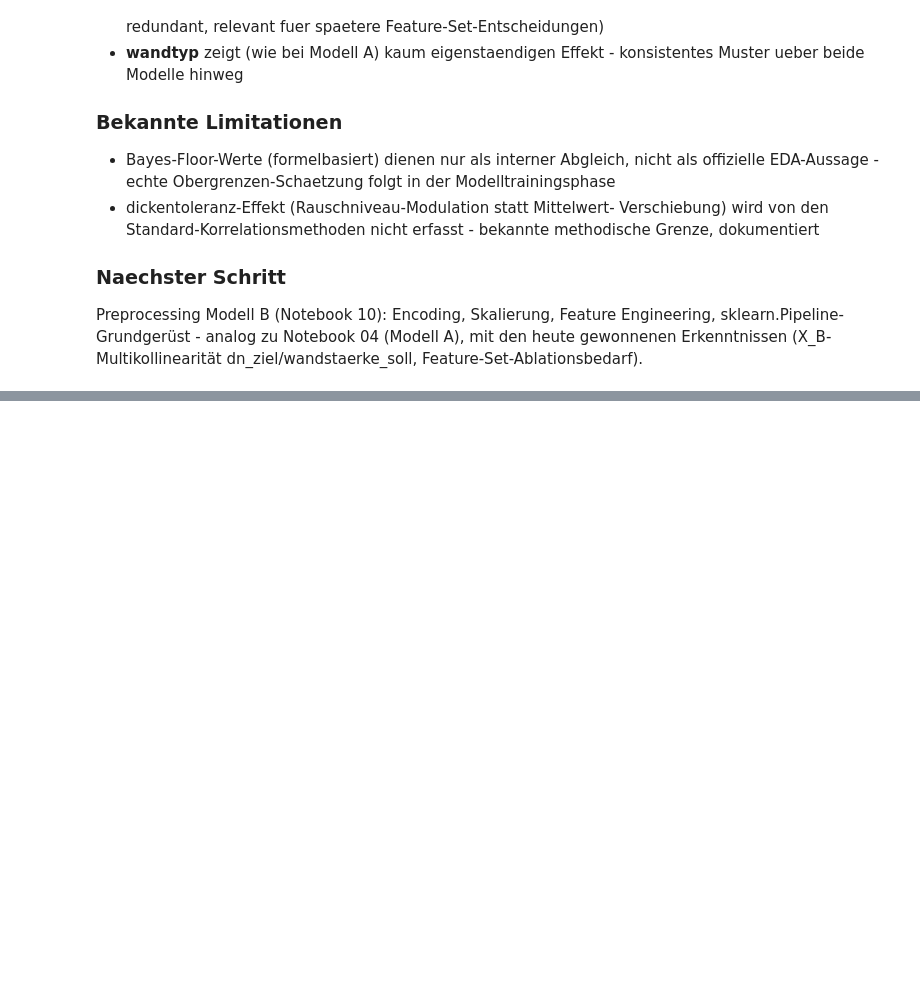
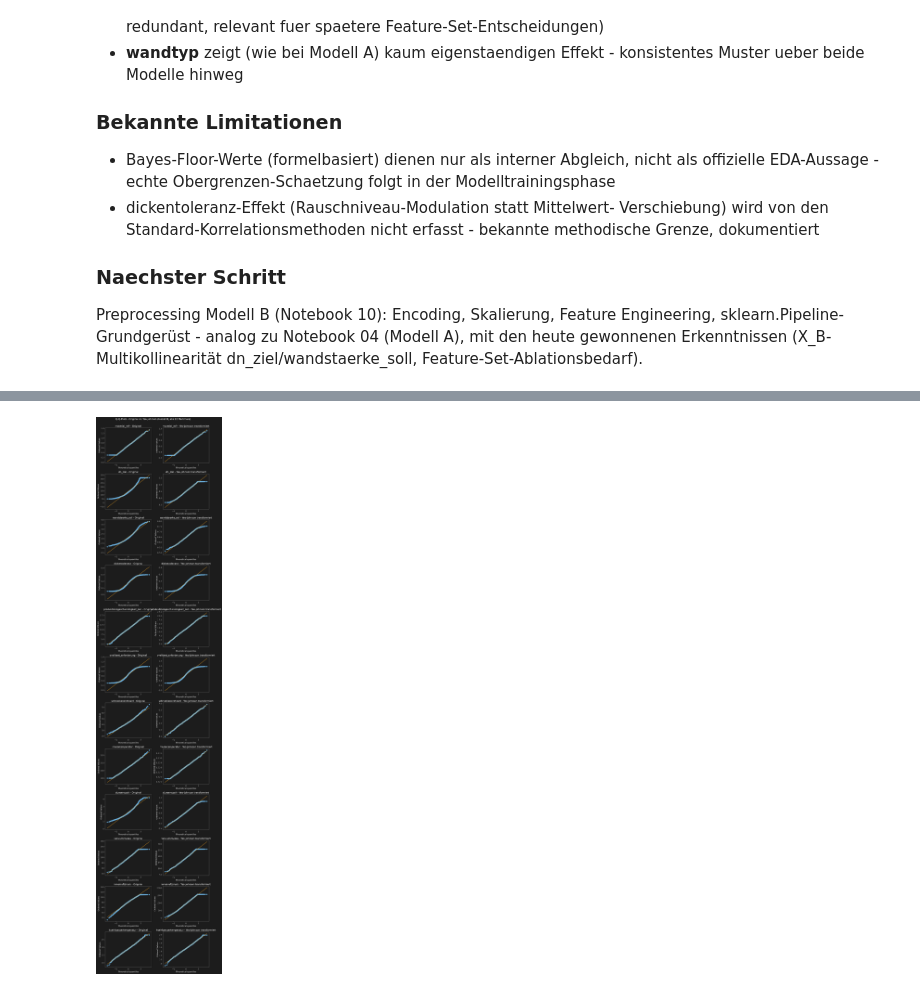
Before and after one commit to AwaTekoete/_MyExtrusionML_Synthetisch, a Jupyter notebook: notebooks/09_eda_model_b.ipynb, the cells around one changed output, grey strips where cells are left out. Saved outputs shown, nothing was run; the diff lists cells and outputs as text; code cells hidden in the pictures; blank space fills up the shorter version.

Commit message:
feat: Model B EDA - data-driven preprocessing recommendations (Yeo-Johnson selective for 5/12 features, StandardScaler confirmed via IQR analysis, documented clipping-plateau limitation)

```diff
--- a/notebooks/09_eda_model_b.ipynb
+++ b/notebooks/09_eda_model_b.ipynb
@@ -1009,0 +1104,29 @@ dn_ziel/wandstaerke_soll, Feature-Set-Ablationsbedarf).
+# %%
+# =============================================================================
+# Zelle 27 – Q-Q-Plots: Original vs. Yeo-Johnson (alle 12 Merkmale)
+# =============================================================================
+# Prueft visuell den Clipping-Verdacht aus Zelle 26: bleibt die
+# Nicht-Normalitaet nach Transformation an den Raendern konzentriert
+# (Hinweis auf kuenstliche np.clip()-Grenzen aus der Datengenerierung)?
+# =============================================================================
+fig, axes = plt.subplots(len(alle_numerisch), 2, figsize=(10, 4*len(alle_numerisch)))
+fig.suptitle("Q-Q-Plots - Original vs. Yeo-Johnson (Modell B, alle 12 Merkmale)", y=1.001)
+
+for i, col in enumerate(alle_numerisch):
+    stats.probplot(df_b[col], dist="norm", plot=axes[i, 0])
+    axes[i, 0].set_title(f"{col} - Original")
+    axes[i, 0].get_lines()[0].set_markerfacecolor(COLOR_BLUE)
+    axes[i, 0].get_lines()[0].set_markeredgecolor(COLOR_BLUE)
+    axes[i, 0].get_lines()[1].set_color(COLOR_GOLD)
+
+    stats.probplot(df_b_transformiert[col], dist="norm", plot=axes[i, 1])
+    axes[i, 1].set_title(f"{col} - Yeo-Johnson transformiert")
+    axes[i, 1].get_lines()[0].set_markerfacecolor(COLOR_BLUE)
+    axes[i, 1].get_lines()[0].set_markeredgecolor(COLOR_BLUE)
+    axes[i, 1].get_lines()[1].set_color(COLOR_GOLD)
+
+plt.tight_layout()
+save_figure(fig, "../reports/figures/09_qq_plots_yeojohnson_model_b.png")
+plt.show()
+# %% [output]
+[figure, added]
```
Also changed, not shown: parts of 3 cells of this notebook, 4 other files.
